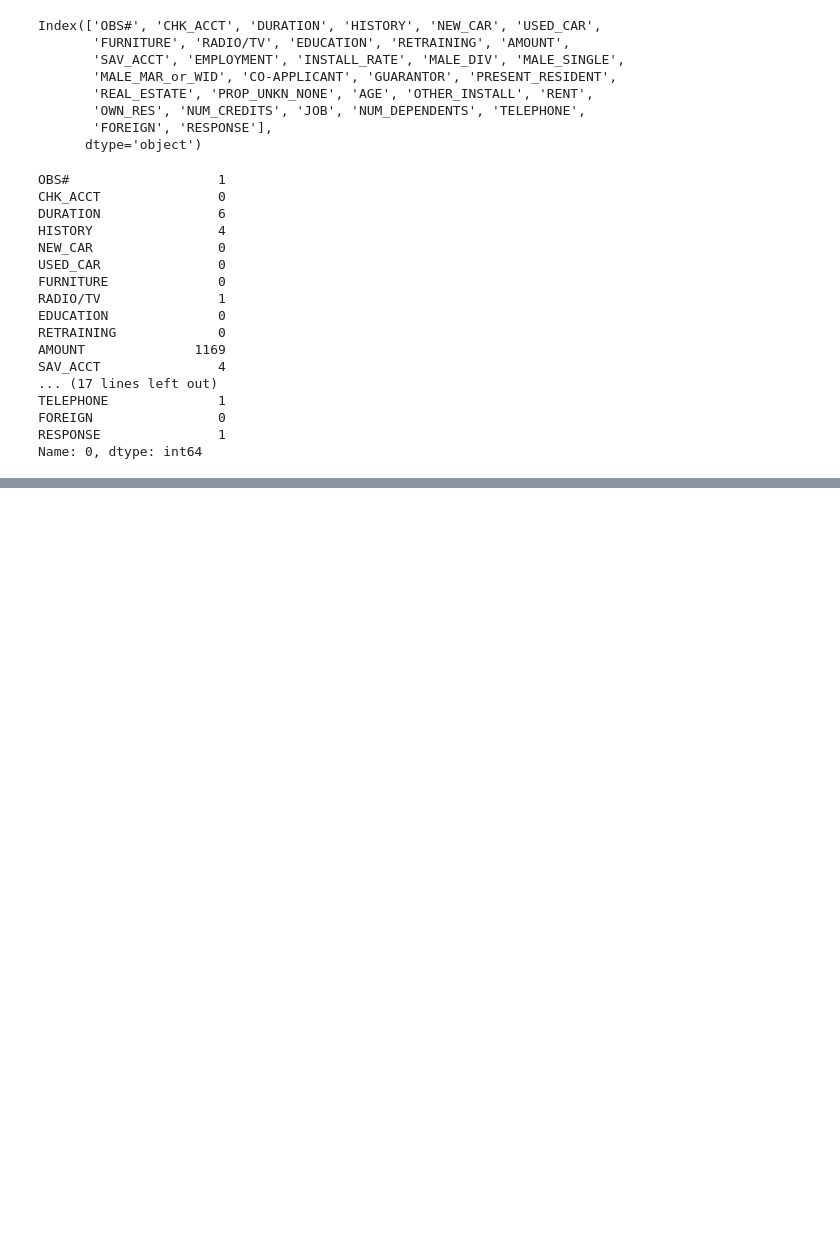
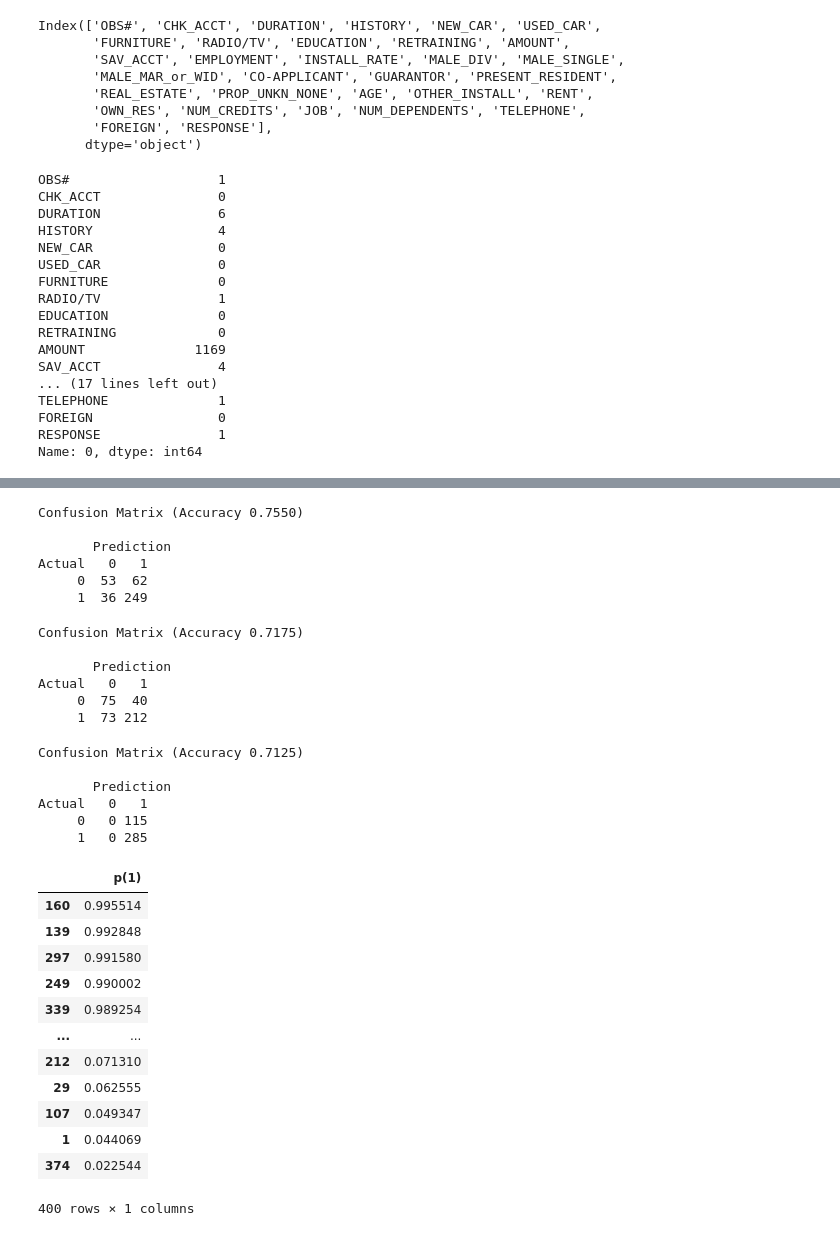
Before and after one commit to Damilare1989/Business-Analytics-Use-Cases, a Jupyter notebook: Use Case 2.ipynb, the cells around one changed output, grey strips where cells are left out. Saved outputs shown, nothing was run; the diff lists cells and outputs as text; code cells hidden in the pictures; blank space fills up the shorter version.

```diff
--- a/Use Case 2.ipynb
+++ b/Use Case 2.ipynb
@@ -51,0 +120,28 @@ Name: 0, dtype: int64
+# %%
+#The confusion matrix from the validation data
+classificationSummary(valid_y, y_pred_logit)
+# %% [output]
+Confusion Matrix (Accuracy 0.7550)
+
+       Prediction
+Actual   0   1
+     0  53  62
+     1  36 249
+# %%
+classificationSummary(valid_y, y_pred_tree)
+# %% [output]
+Confusion Matrix (Accuracy 0.7175)
+
+       Prediction
+Actual   0   1
+     0  75  40
+     1  73 212
+# %%
+classificationSummary(valid_y, y_pred_net)
+# %% [output]
+Confusion Matrix (Accuracy 0.7125)
+
+       Prediction
+Actual   0   1
+     0   0 115
+     1   0 285
@@ -51,0 +157,21 @@ Name: 0, dtype: int64
+# %%
+logit_reg_pred = logit_reg.predict_proba(valid_X)
+full_result = pd.DataFrame({'p(1)': [p[1] for p in logit_reg_pred]})
+full_result = full_result.sort_values(by=['p(1)'], ascending=False) ##we use the estimated proabilities from the logistic
+#regression (where success means 1) as a basis for selecting the best credit risks first, followed by poor-risk applicants
+# %%
+full_result
+# %% [output]
+|  | p(1) |
+| 160 | 0.995514 |
+| 139 | 0.992848 |
+| 297 | 0.991580 |
+| 249 | 0.990002 |
+| 339 | 0.989254 |
+| ... | ... |
+| 212 | 0.071310 |
+| 29 | 0.062555 |
+| 107 | 0.049347 |
+| 1 | 0.044069 |
+| 374 | 0.022544 |
+400 rows × 1 columns
```
Also changed, not shown: parts of 13 cells of this notebook.
